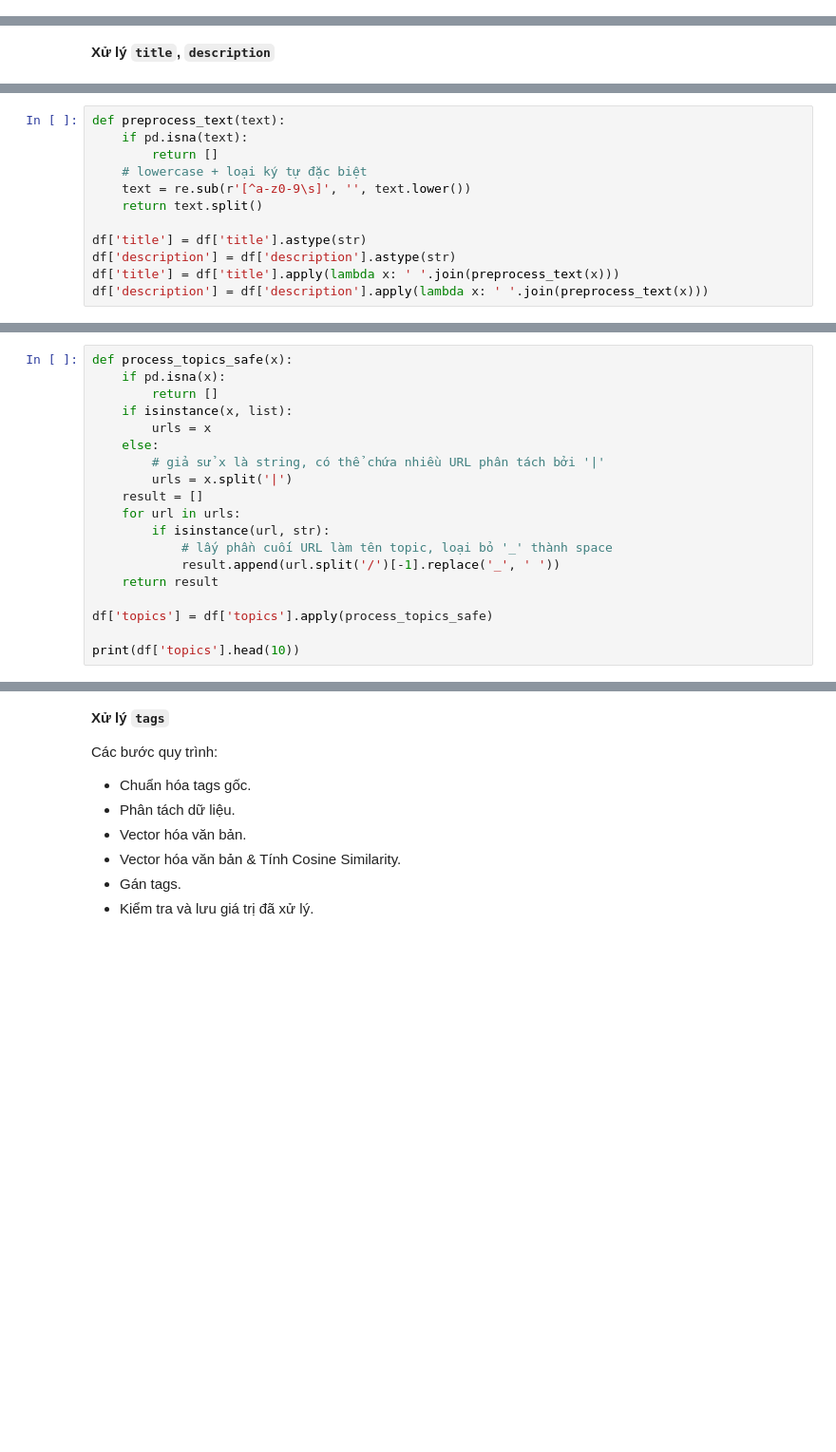
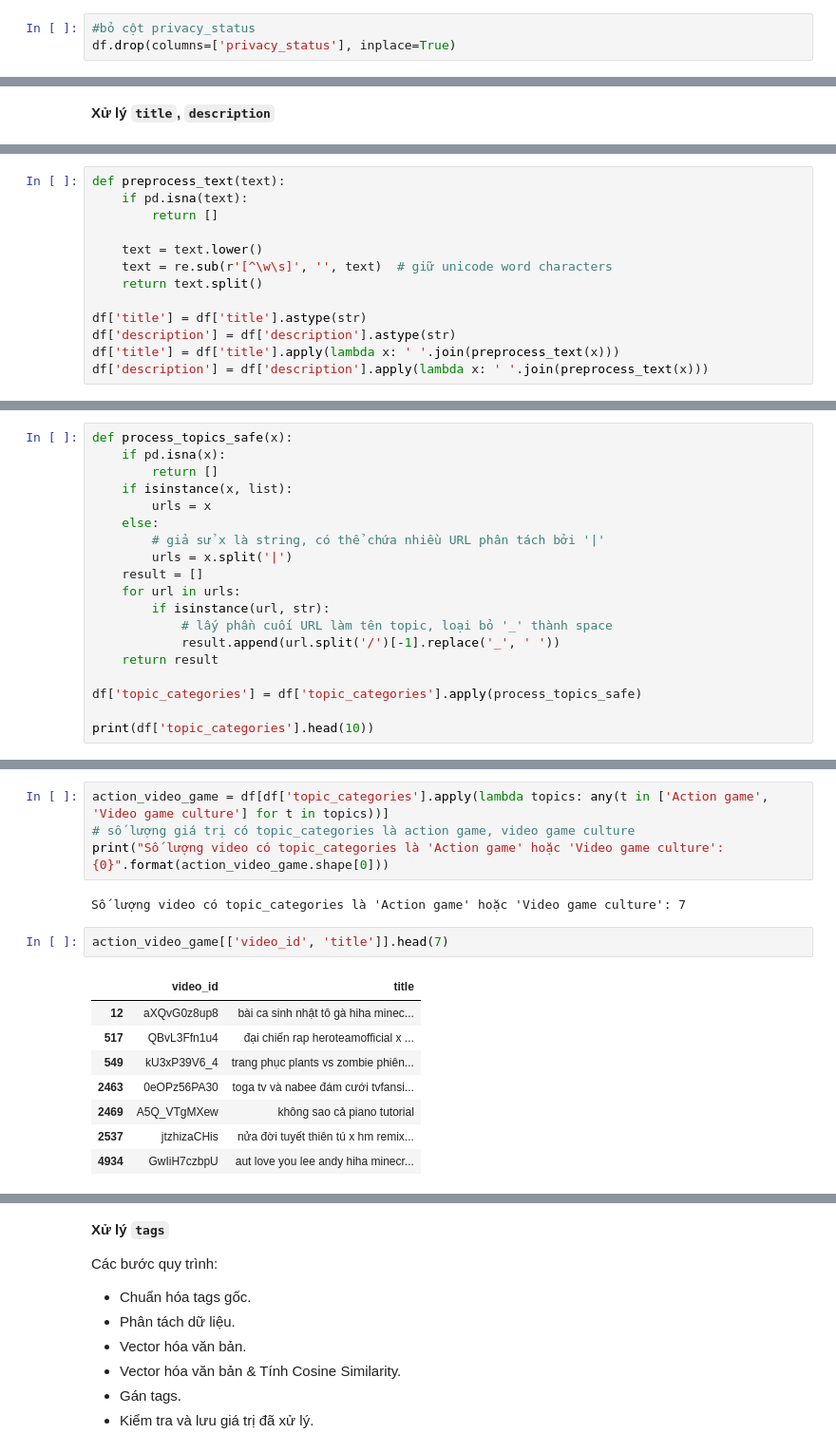
Before and after one commit to phuongth05/finalDV, a Jupyter notebook: notebooks/01_preprocessing_data.ipynb, the cells around one changed output, grey strips where cells are left out. Shown at 95% size. Cells and saved outputs as stored; diff of their text form; blank space fills up the shorter version.

```diff
--- a/notebooks/01_preprocessing_data.ipynb
+++ b/notebooks/01_preprocessing_data.ipynb
@@ -316,0 +385,3 @@ Các bước xử lý chính:
+# %%
+#bỏ cột privacy_status
+df.drop(columns=['privacy_status'], inplace=True)
@@ -342,8 +436,9 @@ print(df['description'].unique()[:5])
 def preprocess_text(text):
     if pd.isna(text):
         return []
-    # lowercase + loại ký tự đặc biệt
-    text = re.sub(r'[^a-z0-9\s]', '', text.lower())
+
+    text = text.lower()
+    text = re.sub(r'[^\w\s]', '', text)  # giữ unicode word characters
     return text.split()
 
 df['title'] = df['title'].astype(str)
@@ -390,7 +486,7 @@ def process_topics_safe(x):
             result.append(url.split('/')[-1].replace('_', ' '))
     return result
 
-df['topics'] = df['topics'].apply(process_topics_safe)
+df['topic_categories'] = df['topic_categories'].apply(process_topics_safe)
 
-print(df['topics'].head(10))
+print(df['topic_categories'].head(10))
 # %% [output]
@@ -407,0 +506,17 @@ Name: topics, dtype: object
+# %%
+action_video_game = df[df['topic_categories'].apply(lambda topics: any(t in ['Action game', 'Video game culture'] for t in topics))]
+# số lượng giá trị có topic_categories là action game, video game culture
+print("Số lượng video có topic_categories là 'Action game' hoặc 'Video game culture': {0}".format(action_video_game.shape[0]))
+# %% [output]
+Số lượng video có topic_categories là 'Action game' hoặc 'Video game culture': 7
+# %%
+action_video_game[['video_id', 'title']].head(7)
+# %% [output]
+|  | video_id | title |
+| 12 | aXQvG0z8up8 | bài ca sinh nhật tô gà hiha minec... |
+| 517 | QBvL3Ffn1u4 | đại chiến rap heroteamofficial x ... |
+| 549 | kU3xP39V6_4 | trang phục plants vs zombie phiên... |
+| 2463 | 0eOPz56PA30 | toga tv và nabee đám cưới tvfansi... |
+| 2469 | A5Q_VTgMXew | không sao cả piano tutorial |
+| 2537 | jtzhizaCHis | nửa đời tuyết thiên tú x hm remix... |
+| 4934 | GwIiH7czbpU | aut love you lee andy hiha minecr... |
```
Also changed, not shown: parts of 70 cells of this notebook, 1 other file.
